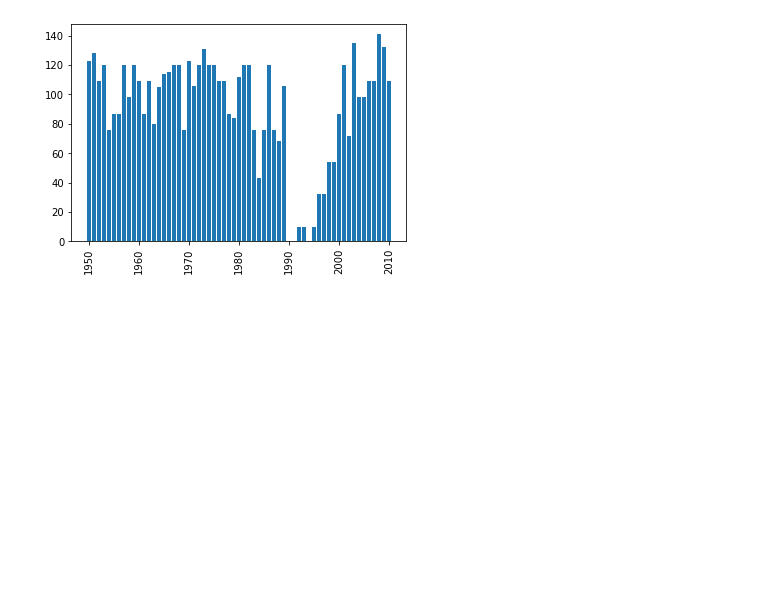
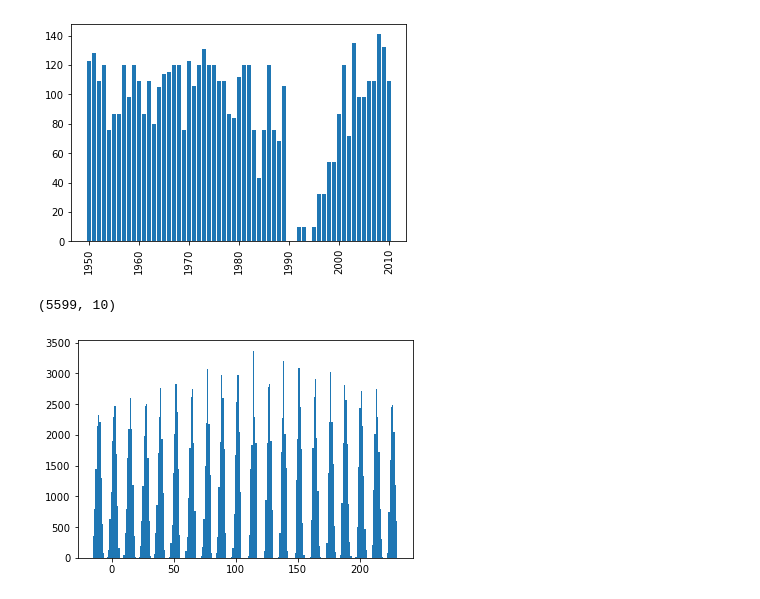
Before and after one commit to DamienLesens/ProjetFML, a Jupyter notebook: data_visu.ipynb, the cells around one changed output. Saved outputs shown, nothing was run; the diff lists cells and outputs as text; code cells hidden in the pictures; blank space fills up the shorter version.

Commit message:
PCA and more data visualisation

```diff
--- a/data_visu.ipynb
+++ b/data_visu.ipynb
@@ -54,3 +54,26 @@ plt.show()
 # %% [output]
 (5599, 40)
 [figure]
+# %%
+t_surge1_input = X_train['t_surge1_input']
+t_surge2_input = X_train['t_surge2_input']
+t_surge1_output = X_train['t_surge1_output']
+t_surge2_output = X_train['t_surge2_output']
+t_slp = X_train['t_slp']
+print(np.shape(t_surge2_output))
+
+diff = []
+for (l1,l2) in [(t_surge1_input,t_surge1_output),(t_surge2_input,t_surge2_output)]:
+    for i in range(5599):
+        #diff.append(0)
+        for j in range(10):
+            diff.append((l1[i][j]-t_slp[i][0])/3600)
+        for j in range(10):
+            diff.append((l2[i][j]-t_slp[i][0])/3600)
+# %% [output]
+(5599, 10)
+# %%
+plt.hist(diff,bins=240)
+plt.show()
+# %% [output]
+[figure, added]
```
Also changed, not shown: parts of 1 cell of this notebook, 1 other file.
